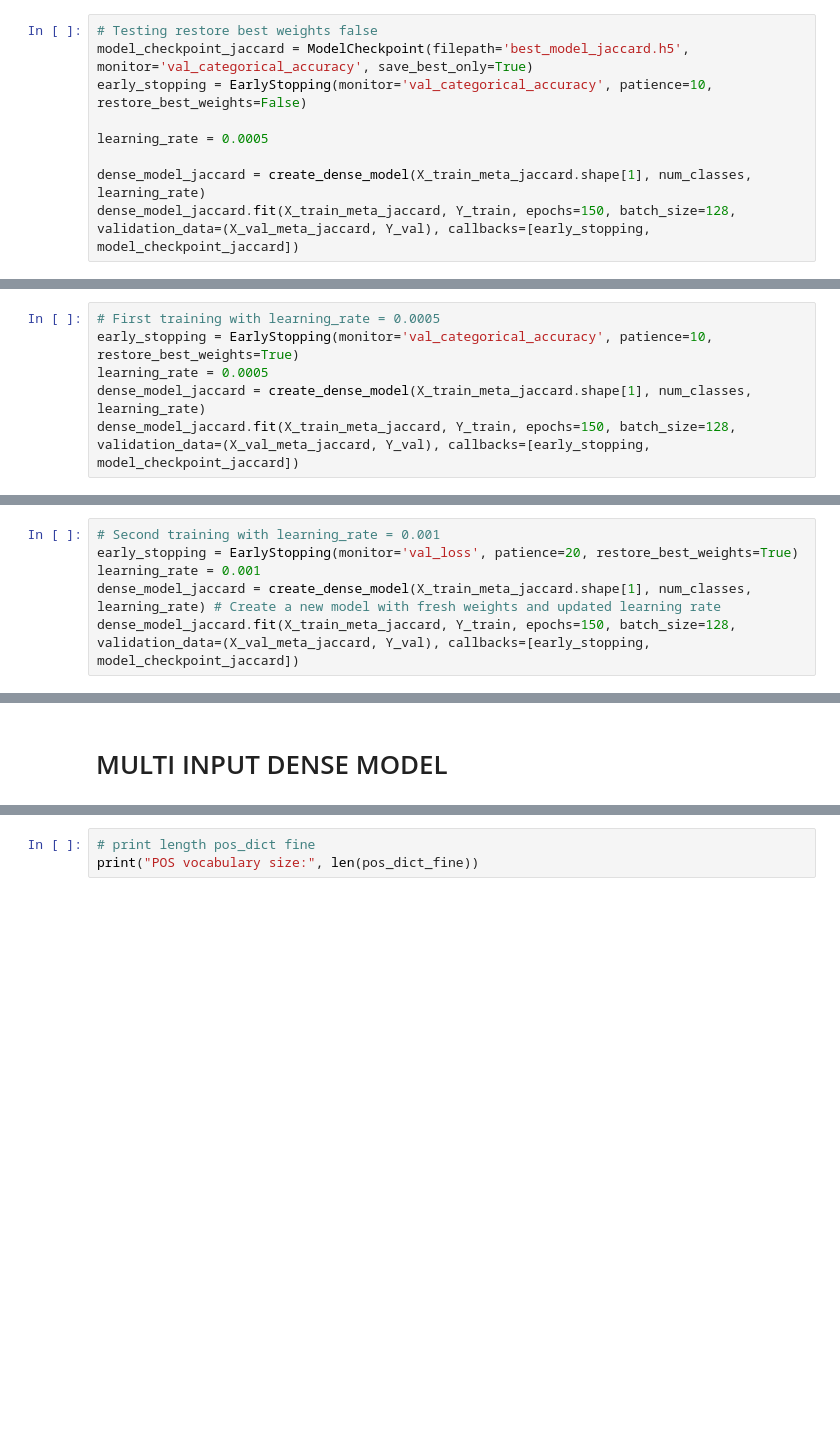
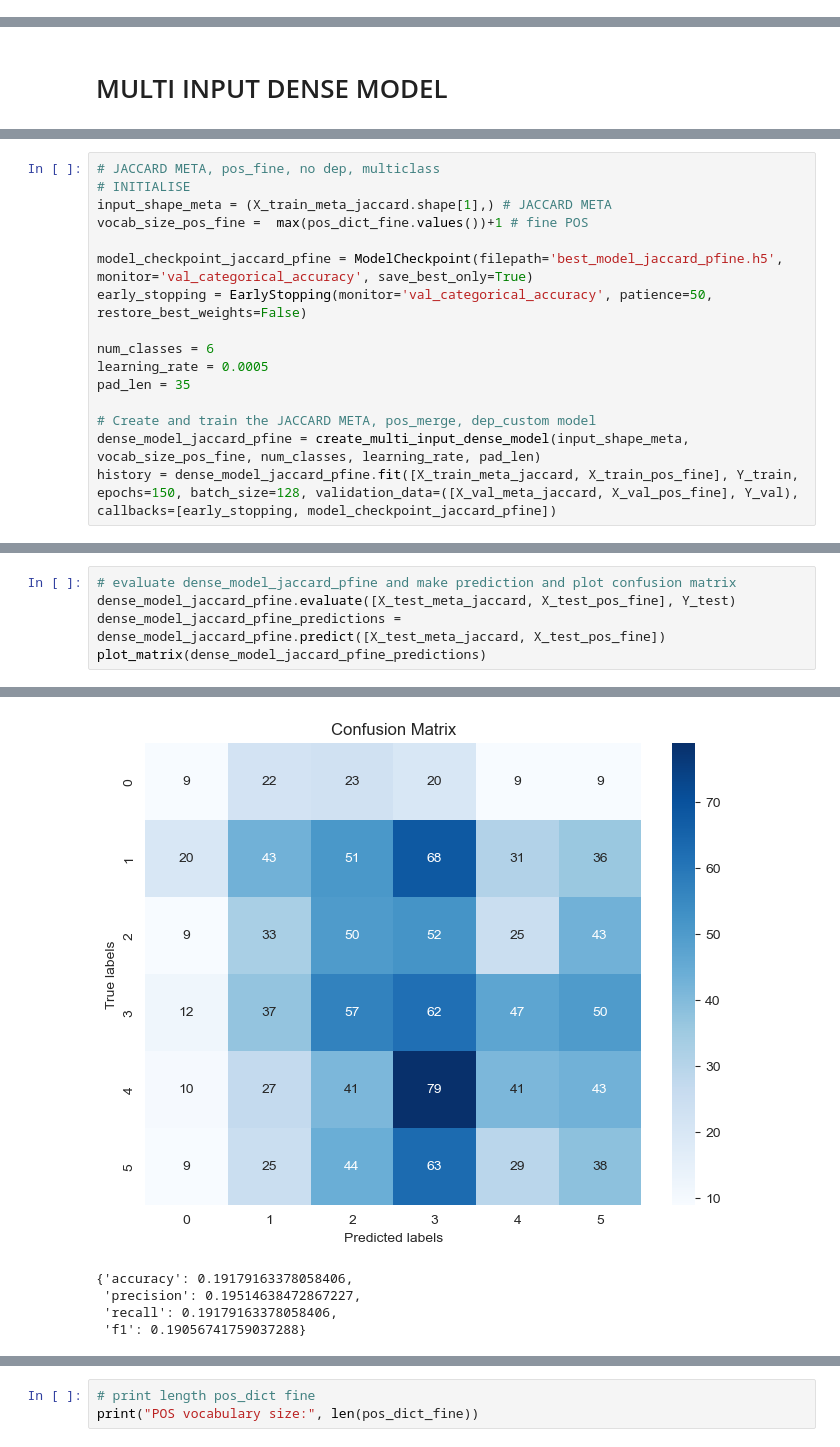
Before and after one commit to f4ths/fyp-fake-news-detection, a Jupyter notebook: ensemble.ipynb, the cells around one changed output, grey strips where cells are left out. Cells and saved outputs as stored; diff of their text form; blank space fills up the shorter version.

```diff
--- a/ensemble.ipynb
+++ b/ensemble.ipynb
@@ -814,9 +737,0 @@ Test set F1 score: 0.17
-# %%
-# Testing restore best weights false
-model_checkpoint_jaccard = ModelCheckpoint(filepath='best_model_jaccard.h5', monitor='val_categorical_accuracy', save_best_only=True)
-early_stopping = EarlyStopping(monitor='val_categorical_accuracy', patience=10, restore_best_weights=False)
-
-learning_rate = 0.0005
-
-dense_model_jaccard = create_dense_model(X_train_meta_jaccard.shape[1], num_classes, learning_rate)
-dense_model_jaccard.fit(X_train_meta_jaccard, Y_train, epochs=150, batch_size=128, validation_data=(X_val_meta_jaccard, Y_val), callbacks=[early_stopping, model_checkpoint_jaccard])
@@ -867,6 +737,0 @@ Test set F1 score: 0.17
-# %%
-# First training with learning_rate = 0.0005
-early_stopping = EarlyStopping(monitor='val_categorical_accuracy', patience=10, restore_best_weights=True)
-learning_rate = 0.0005
-dense_model_jaccard = create_dense_model(X_train_meta_jaccard.shape[1], num_classes, learning_rate)
-dense_model_jaccard.fit(X_train_meta_jaccard, Y_train, epochs=150, batch_size=128, validation_data=(X_val_meta_jaccard, Y_val), callbacks=[early_stopping, model_checkpoint_jaccard])
@@ -892,6 +737,0 @@ Epoch 104/150
-# %%
-# Second training with learning_rate = 0.001
-early_stopping = EarlyStopping(monitor='val_loss', patience=20, restore_best_weights=True)
-learning_rate = 0.001
-dense_model_jaccard = create_dense_model(X_train_meta_jaccard.shape[1], num_classes, learning_rate) # Create a new model with fresh weights and updated learning rate
-dense_model_jaccard.fit(X_train_meta_jaccard, Y_train, epochs=150, batch_size=128, validation_data=(X_val_meta_jaccard, Y_val), callbacks=[early_stopping, model_checkpoint_jaccard])
@@ -979,0 +799,16 @@ def create_multi_input_dense_model(input_shape_meta, vocab_size_pos, vocab_size_
+# %%
+# JACCARD META, pos_fine, no dep, multiclass
+# INITIALISE
+input_shape_meta = (X_train_meta_jaccard.shape[1],) # JACCARD META
+vocab_size_pos_fine =  max(pos_dict_fine.values())+1 # fine POS
+
+model_checkpoint_jaccard_pfine = ModelCheckpoint(filepath='best_model_jaccard_pfine.h5', monitor='val_categorical_accuracy', save_best_only=True)
+early_stopping = EarlyStopping(monitor='val_categorical_accuracy', patience=50, restore_best_weights=False)
+
+num_classes = 6
+learning_rate = 0.0005
+pad_len = 35
+
+# Create and train the JACCARD META, pos_merge, dep_custom model
+dense_model_jaccard_pfine = create_multi_input_dense_model(input_shape_meta, vocab_size_pos_fine, num_classes, learning_rate, pad_len)
+history = dense_model_jaccard_pfine.fit([X_train_meta_jaccard, X_train_pos_fine], Y_train, epochs=150, batch_size=128, validation_data=([X_val_meta_jaccard, X_val_pos_fine], Y_val), callbacks=[early_stopping, model_checkpoint_jaccard_pfine])
@@ -979,0 +833,6 @@ def create_multi_input_dense_model(input_shape_meta, vocab_size_pos, vocab_size_
+# %%
+# evaluate dense_model_jaccard_pfine and make prediction and plot confusion matrix
+dense_model_jaccard_pfine.evaluate([X_test_meta_jaccard, X_test_pos_fine], Y_test)
+dense_model_jaccard_pfine_predictions = dense_model_jaccard_pfine.predict([X_test_meta_jaccard, X_test_pos_fine])
+plot_matrix(dense_model_jaccard_pfine_predictions)
+# %% [output]
@@ -979,0 +851,5 @@ def create_multi_input_dense_model(input_shape_meta, vocab_size_pos, vocab_size_
+[figure, added]
+{'accuracy': 0.19179163378058406,
+ 'precision': 0.19514638472867227,
+ 'recall': 0.19179163378058406,
+ 'f1': 0.19056741759037288}
```
Also changed, not shown: parts of 34 cells of this notebook.
